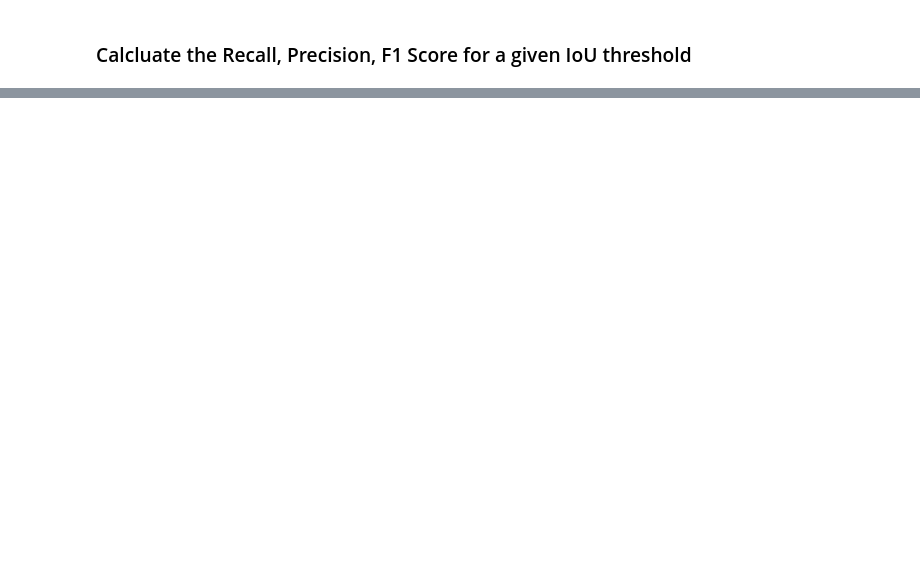
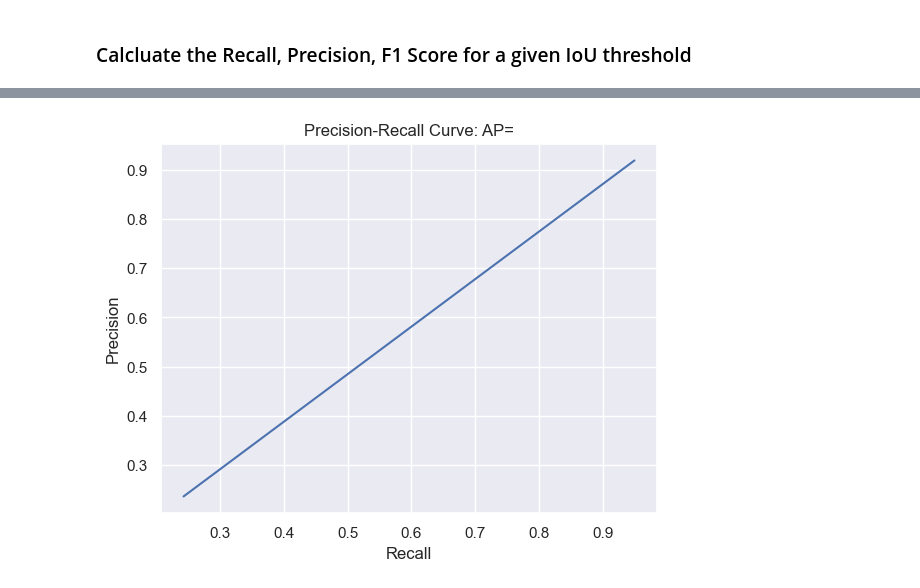
Before and after one commit to spinonoir/hlc-polyp-detection, a Jupyter notebook: FasterRCNN/FasterRCNN_evaluation.ipynb, the cells around one changed output, grey strips where cells are left out. Cells and saved outputs as stored; diff of their text form; code cells hidden in the pictures; blank space fills up the shorter version.

```diff
--- a/FasterRCNN/FasterRCNN_evaluation.ipynb
+++ b/FasterRCNN/FasterRCNN_evaluation.ipynb
@@ -132,12 +160,12 @@ The bbox format needs to be examined to make this work.
+# %%
+predictions_dir = os.path.join(os.getcwd(), 'predictions')
+all_predictions, all_labels = load_outputs(predictions_dir)
 # %%
-from torchvision.ops import boxes as box_ops
-
 def bbox_iou(box1, box2):
     """Calculate IoU between two bounding boxes"""
     box1_area = box_ops.box_area(box1)
     box2_area = box_ops.box_area(box2)
-    inter_area = box_ops.box_iou(box1, box2)
-    iou = inter_area / (box1_area + box2_area - inter_area)
+    iou = box_ops.box_iou(box1, box2)
     return iou
 # %%
 all_ious = []
@@ -198,0 +260,25 @@ for threshold in [0.5, 0.6, 0.7, 0.8, 0.9]:
+# %%
+import seaborn as sns
+import matplotlib.pyplot as plt
+from sklearn.metrics import precision_recall_curve
+from sklearn.metrics import average_precision_score
+import numpy as np
+
+# define IoUs and labels
+# IoUs = np.array(all_ious)
+# labels = np.array([label[0]['labels'][0].to(int) for label in all_labels])
+
+# compute precision and recall for different thresholds
+# precision, recall, thresholds = precision_recall_curve(labels, IoUs)
+# average_precision = average_precision_score(labels, IoUs)
+
+
+# plot precision-recall curve
+sns.set(style="darkgrid")
+sns.lineplot(x=average_recalls, y=average_precisions)
+plt.title('Precision-Recall Curve: AP=')#{0:0.2f}'.format(average_precision))
+plt.xlabel('Recall')
+plt.ylabel('Precision')
+plt.show()
+# %% [output]
+[figure, added]
```
Also changed, not shown: parts of 20 cells of this notebook, 3 other files.
